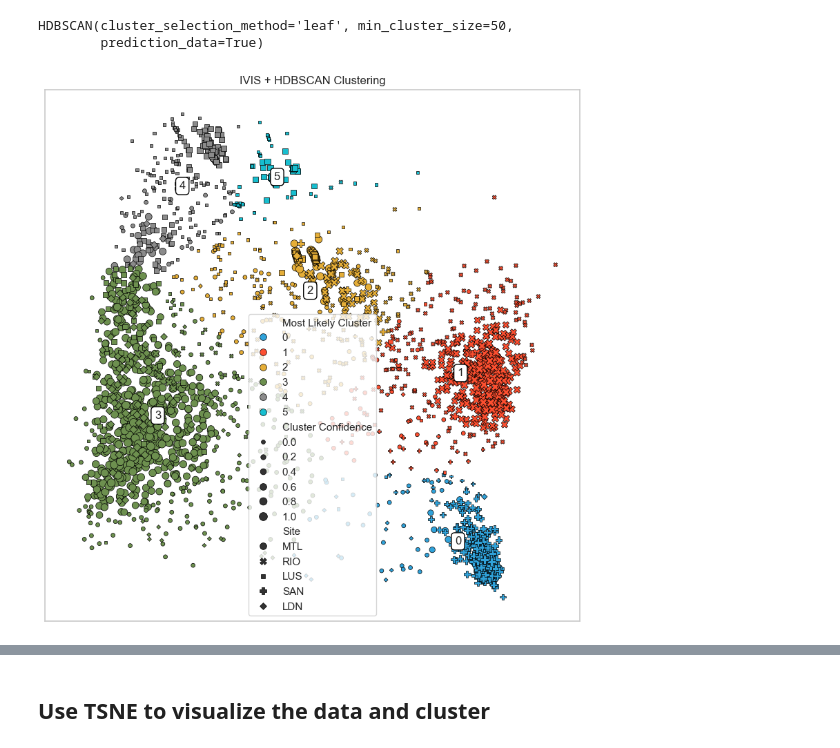
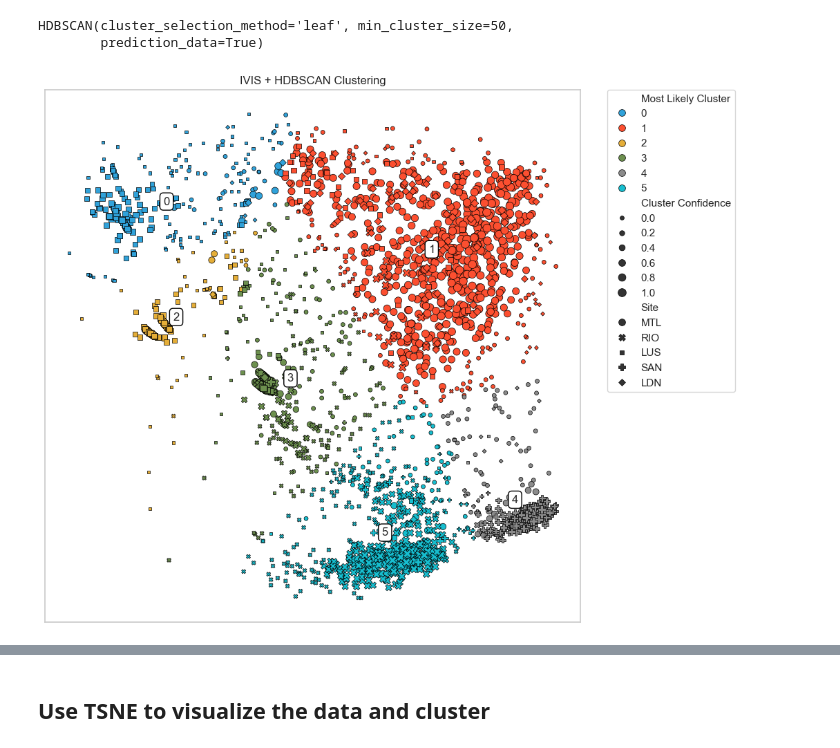
Before and after one commit to davidtweddell/lc_repo, a Jupyter notebook: 04-clustering-2.ipynb, the cells around one changed output, grey strips where cells are left out. Saved outputs shown, nothing was run; the diff lists cells and outputs as text; code cells hidden in the pictures.

```diff
--- a/04-clustering-2.ipynb
+++ b/04-clustering-2.ipynb
@@ -53,8 +74,9 @@ def make_plot_df(embeddings, clusterer, index, sites):
 
     return d
 # %%
-
+#===============================================================================
 def plot_clusters(df, centroids, title = None):
+#===============================================================================
 
     # plot the embeddings
     fig, ax = plt.subplots(figsize=(10, 10))
@@ -79,13 +101,17 @@ def plot_clusters(df, centroids, title = None):
     if title:
         plt.title(title)
 
+    # place the legend outside to the right of the plot
+    plt.legend(bbox_to_anchor=(1.05, 1), loc=2, borderaxespad=0.)
+
     # turn off axis labels and ticks
     plt.xticks([]); plt.yticks([]);
     plt.xlabel(""); plt.ylabel("");
 
 
-
+#===============================================================================
 def plot_centroids(centroids, ax):
+#===============================================================================
     # plot the centroids
     for i, centroid in centroids.iterrows():
         if i != -1:
@@ -462,11 +494,11 @@ LC_pos.groupby("SITE")["HHX-Psychiatric disease"].value_counts().unstack().filln
 # load ivis module
 from ivis import Ivis
 
-XX = deepcopy(np.array(X_ref))
+XX_ivis = deepcopy(np.array(X_ref))
 
 ivis = Ivis(k = 150, verbose = 0)
-ivis.fit(XX)
-ivis_embeddings = ivis.transform(XX)
+ivis.fit(XX_ivis)
+ivis_embeddings = ivis.transform(XX_ivis)
 
 hdb_ivis = HDBSCAN(**hdb_parms)
 hdb_ivis.fit(ivis_embeddings)
@@ -479,8 +511,13 @@ ivis_df        = make_plot_df(ivis_embeddings, hdb_ivis, X_ref.index, sites)
 ivis_centroids = make_centroids(ivis_embeddings, ivis_df["Most Likely Cluster"])
 # %%
 plot_clusters(ivis_df, ivis_centroids, title = "IVIS + HDBSCAN Clustering")
+
+fn = "clusters-ivis.png"
+p = f"{figdir}/{fn}"
+
+plt.savefig(p, dpi = 300, bbox_inches = 'tight')
 # %% [output]
-[figure, old version]
+[figure, new version]
 # %%
 cluster_labels = ivis_df["Most Likely Cluster"]
 
```
Also changed, not shown: parts of 16 cells of this notebook, 5 other files.
